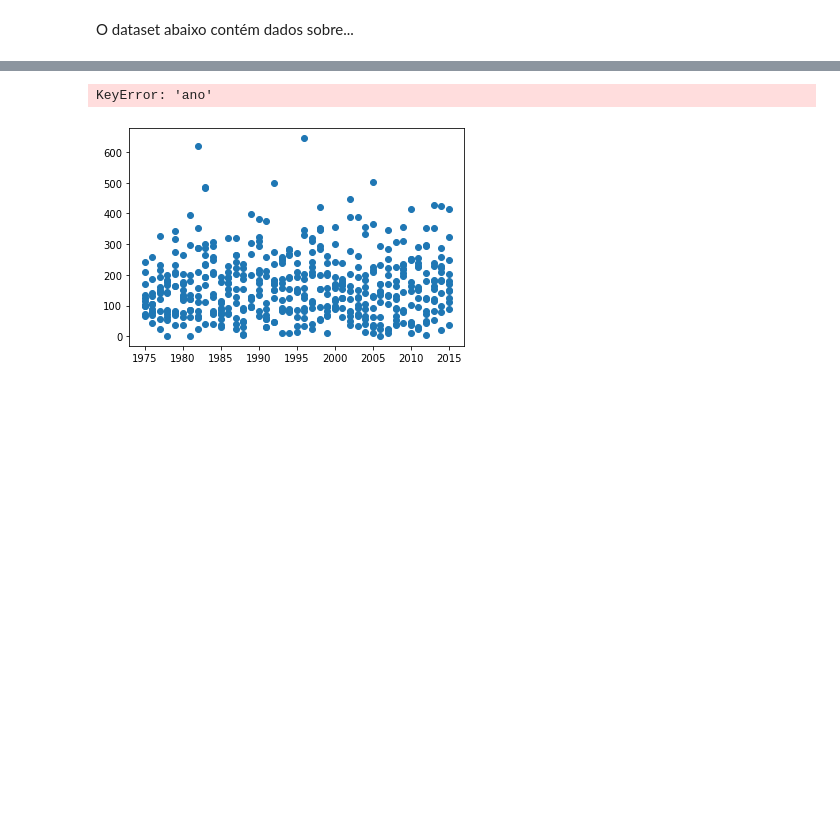
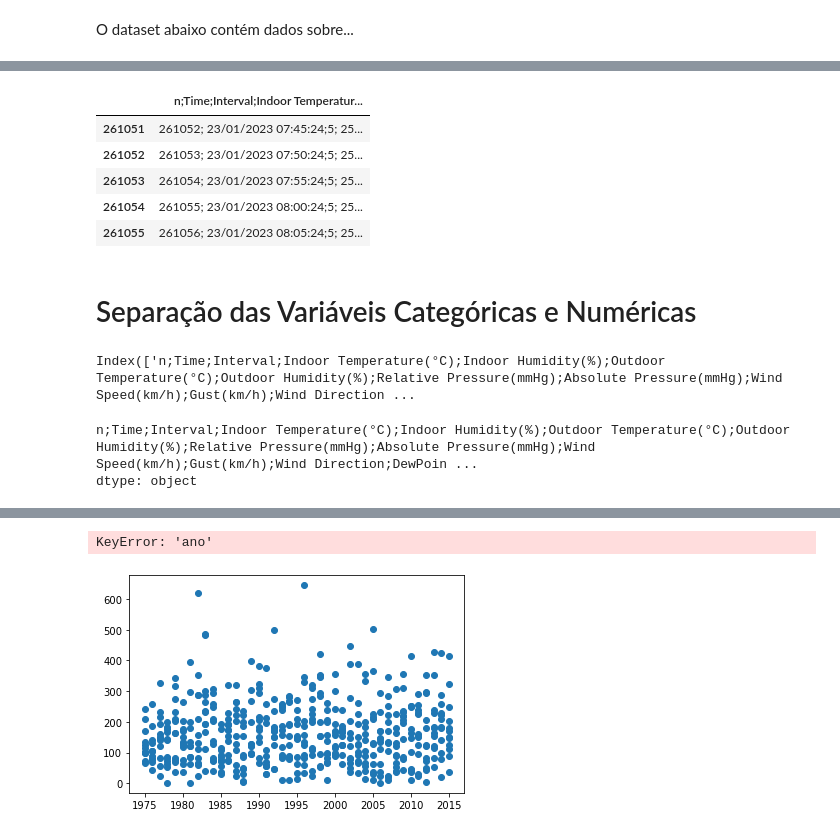
Before and after one commit to rps-ifpr/MLearningPython, a Jupyter notebook: MRegressao/RegressaoClima.ipynb, the cells around one changed output, grey strips where cells are left out. Cells and saved outputs as stored; diff of their text form; code cells hidden in the pictures; blank space fills up the shorter version.

```diff
--- a/MRegressao/RegressaoClima.ipynb
+++ b/MRegressao/RegressaoClima.ipynb
@@ -31,0 +43,20 @@ df.head()
+# %%
+df.tail(5)
+# %% [output]
+|  | n;Time;Interval;Indoor Temperatur... |
+| 261051 | 261052; 23/01/2023 07:45:24;5; 25... |
+| 261052 | 261053; 23/01/2023 07:50:24;5; 25... |
+| 261053 | 261054; 23/01/2023 07:55:24;5; 25... |
+| 261054 | 261055; 23/01/2023 08:00:24;5; 25... |
+| 261055 | 261056; 23/01/2023 08:05:24;5; 25... |
+# %% [markdown]
+# Separação das Variáveis Categóricas e Numéricas
+# %%
+df.columns
+# %% [output]
+Index(['n;Time;Interval;Indoor Temperature(°C);Indoor Humidity(%);Outdoor Temperature(°C);Outdoor Humidity(%);Relative Pressure(mmHg);Absolute Pressure(mmHg);Wind Speed(km/h);Gust(km/h);Wind Direction ...
+# %%
+df.dtypes
+# %% [output]
+n;Time;Interval;Indoor Temperature(°C);Indoor Humidity(%);Outdoor Temperature(°C);Outdoor Humidity(%);Relative Pressure(mmHg);Absolute Pressure(mmHg);Wind Speed(km/h);Gust(km/h);Wind Direction;DewPoin ...
+dtype: object
```
Also changed, not shown: parts of 21 cells of this notebook, 1 other file.
